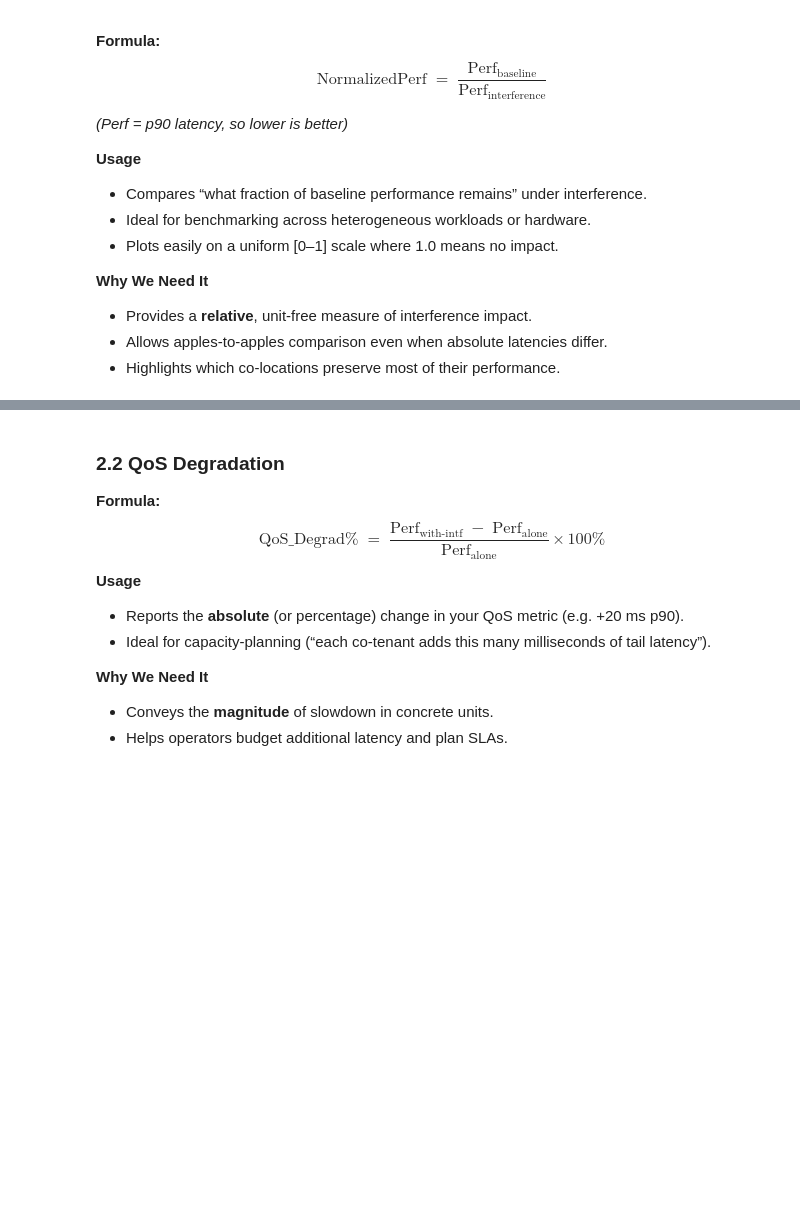
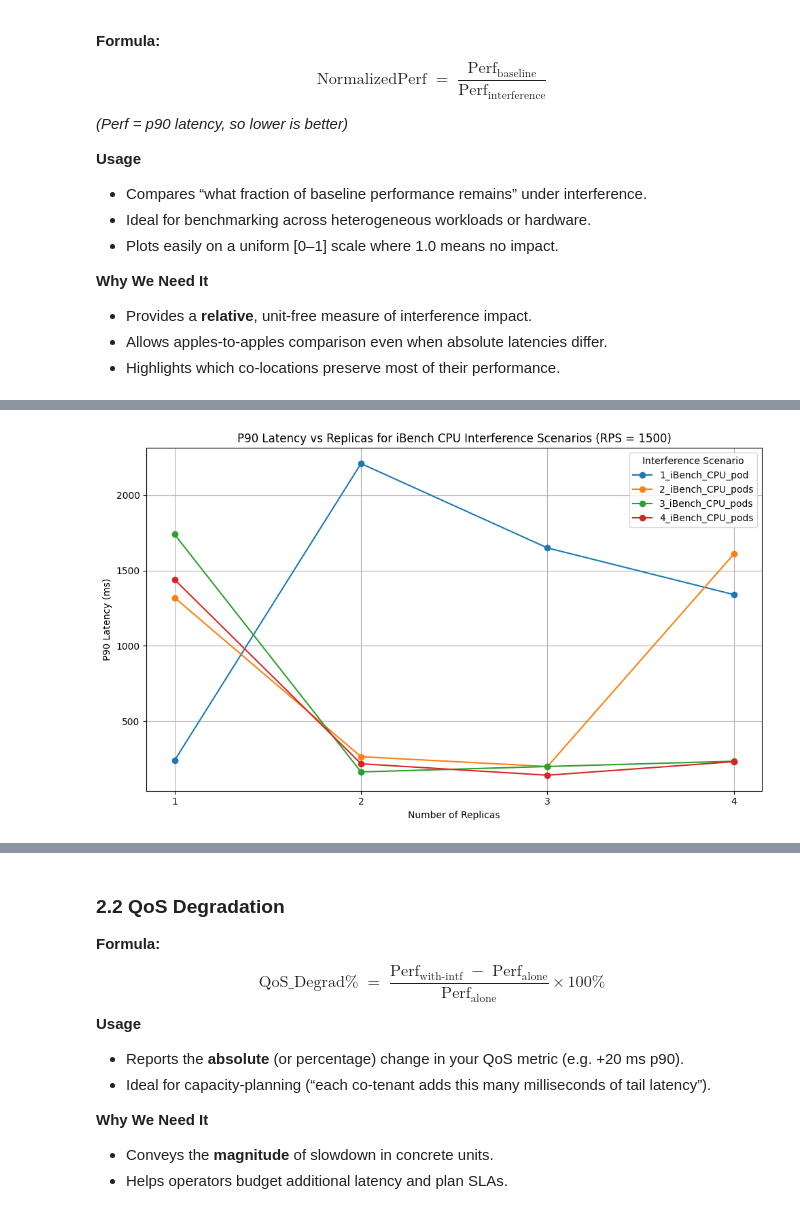
Before and after one commit to georgakopoulosgeo/Interference_Thesis_NTUA, a Jupyter notebook: profiling/slowdown_predictor.ipynb, the cells around one changed output, grey strips where cells are left out. Drawn from its saved outputs; the diff is of its cells as text; code cells hidden in the pictures; blank space fills up the shorter version.

Commit message:
flush=true

```diff
--- a/profiling/slowdown_predictor.ipynb
+++ b/profiling/slowdown_predictor.ipynb
@@ -406,0 +412,50 @@ plt.show()
+# %%
+import pandas as pd
+import matplotlib.pyplot as plt
+
+# Replace this with your actual DataFrame
+# df_perf = pd.read_csv("your_file.csv")
+
+# Define the interference scenario names for IDs 5 to 8
+target_scenarios = [
+    "1_iBench_CPU_pod",
+    "2_iBench_CPU_pods",
+    "3_iBench_CPU_pods",
+    "4_iBench_CPU_pods"
+]
+
+# Define the replica counts
+replica_counts = [1, 2, 3, 4]
+
+# Dictionary to hold P90 values
+scenario_p90s = {scenario: [] for scenario in target_scenarios}
+
+# Populate the dictionary
+for scenario in target_scenarios:
+    for replicas in replica_counts:
+        subset = df_perf[
+            (df_perf['Replicas'] == replicas) &
+            (df_perf['Given_RPS'] == 1500) &
+            (df_perf['Interference'] == scenario)
+        ]
+        if not subset.empty:
+            p90_mean = subset['P99_Latency'].mean()
+        else:
+            p90_mean = float('nan')
+        scenario_p90s[scenario].append(p90_mean)
+
+# Plot the graph
+plt.figure(figsize=(10, 6))
+for scenario, p90_values in scenario_p90s.items():
+    plt.plot(replica_counts, p90_values, marker='o', label=scenario)
+
+plt.xlabel("Number of Replicas")
+plt.ylabel("P90 Latency (ms)")
+plt.title("P90 Latency vs Replicas for iBench CPU Interference Scenarios (RPS = 1500)")
+plt.xticks(replica_counts)
+plt.grid(True)
+plt.legend(title="Interference Scenario")
+plt.tight_layout()
+plt.show()
+# %% [output]
+[figure, added]
```
Also changed, not shown: parts of 7 cells of this notebook, 34 other files.
